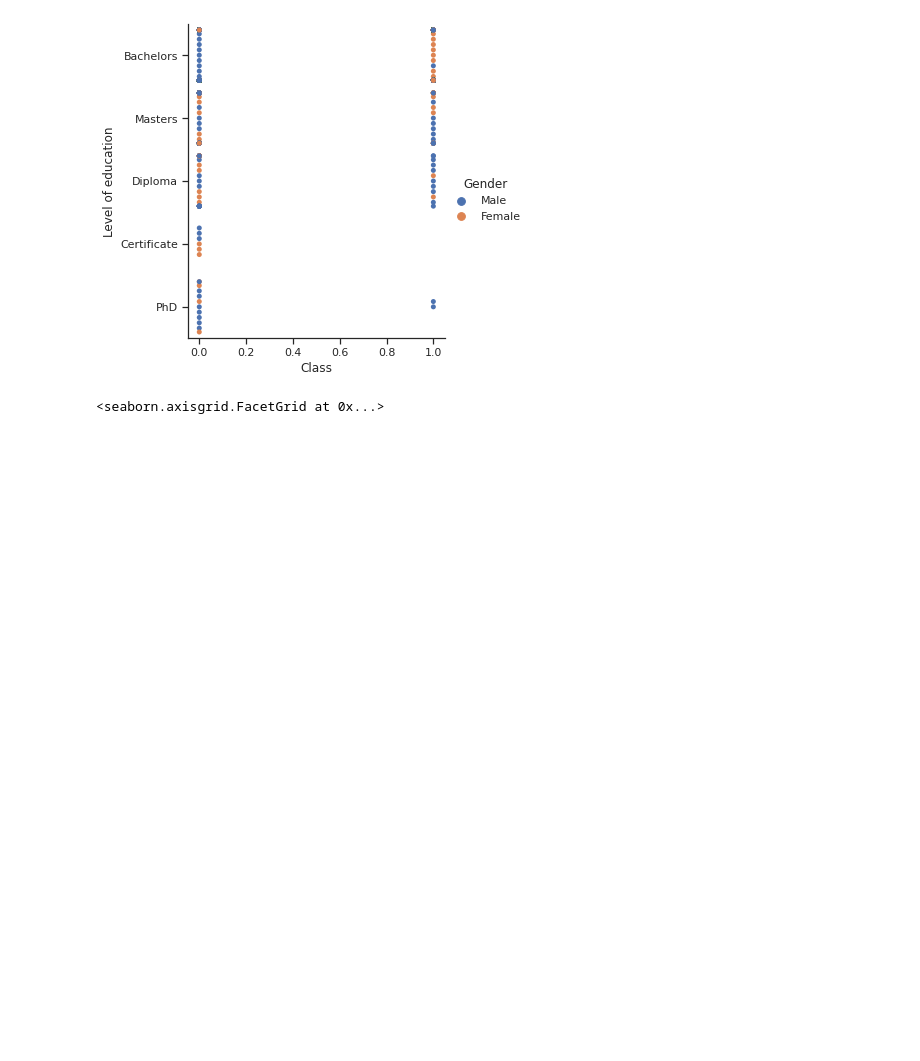
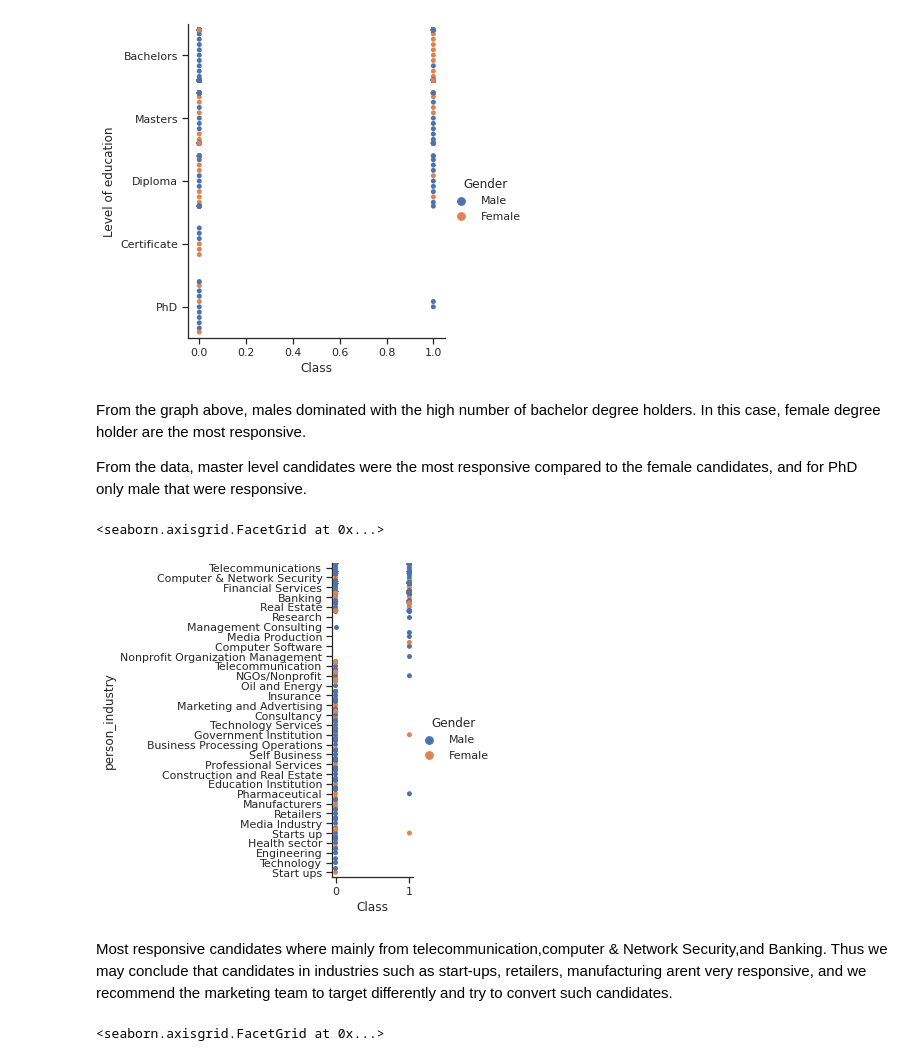
Before and after one commit to raff-gichira/ProjRaf, a Jupyter notebook: Project_CRISP_DM.ipynb, the cells around one changed output. Cells and saved outputs as stored; diff of their text form; code cells hidden in the pictures; blank space fills up the shorter version.

```diff
--- a/Project_CRISP_DM.ipynb
+++ b/Project_CRISP_DM.ipynb
@@ -89,6 +144,17 @@ sns.catplot(x="Class", y="Level of education", hue="Gender", kind="swarm", data=
 # %% [output]
 <seaborn.axisgrid.FacetGrid at 0x...>
 [figure]
+# %% [markdown]
+From the graph above, males dominated with the high number of bachelor degree holders. In this case, female degree holder are the most responsive.
+
+From the data, master level candidates were the most responsive compared to the female candidates, and for PhD only male that were responsive.
+# %%
+sns.catplot(x="Class", y="person_industry", hue="Gender", kind="swarm", data=raf)
+# %% [output]
+<seaborn.axisgrid.FacetGrid at 0x...>
+[figure, added]
+# %% [markdown]
+Most responsive candidates where mainly from telecommunication,computer & Network Security,and Banking. Thus we may conclude that candidates in industries such as start-ups, retailers, manufacturing arent very responsive, and we recommend the marketing team to target differently and try to convert such candidates.
 # %%
 sns.catplot(x="Class", y="Level of education", hue="Gender", kind="violin", data=raf)
 # %% [output]
```
Also changed, not shown: parts of 21 cells of this notebook.
